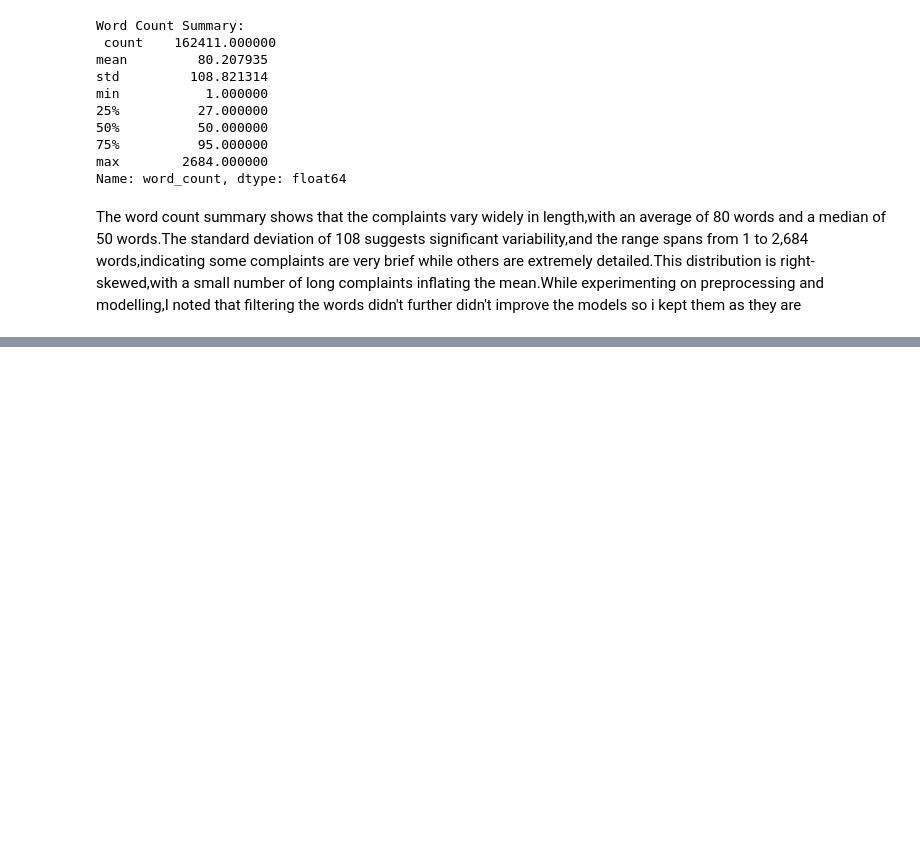
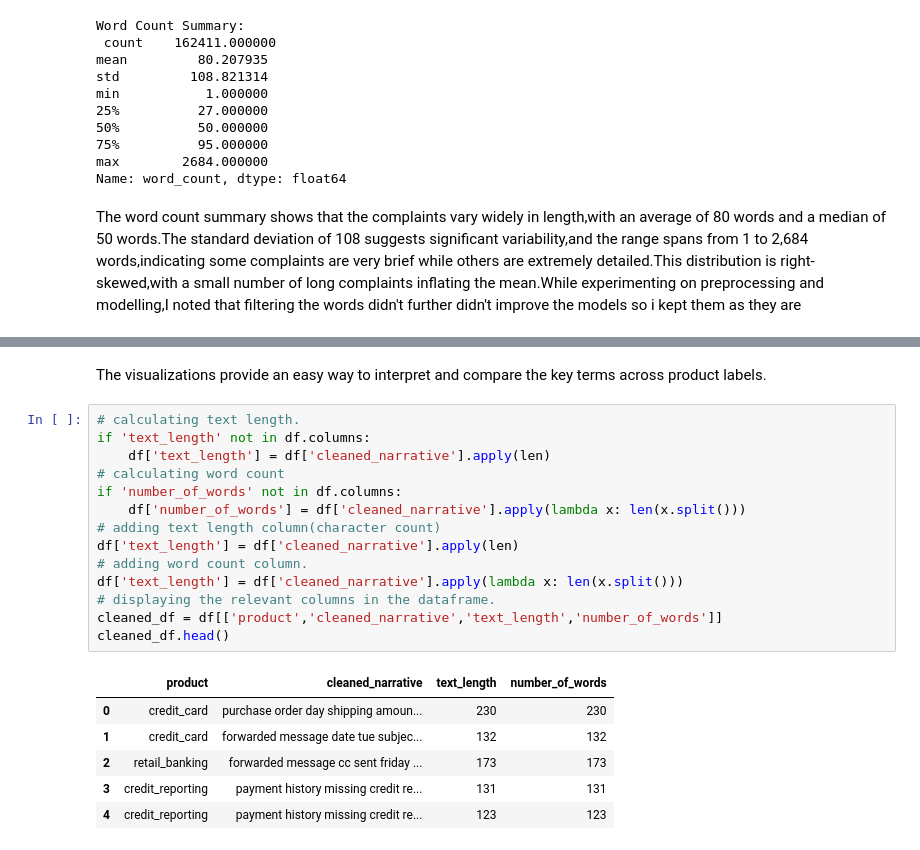
Before and after one commit to victoriamuinde07/NLP-project, a Jupyter notebook: victoria-ipynb.ipynb, the cells around one changed output, grey strips where cells are left out. Cells and saved outputs as stored; diff of their text form; blank space fills up the shorter version.

```diff
--- a/victoria-ipynb.ipynb
+++ b/victoria-ipynb.ipynb
@@ -442,0 +491,23 @@ for label in product_labels:
+# %% [markdown]
+The visualizations provide an easy way to interpret and compare the key terms across product labels.
+# %%
+# calculating text length.
+if 'text_length' not in df.columns:
+    df['text_length'] = df['cleaned_narrative'].apply(len)
+# calculating word count
+if 'number_of_words' not in df.columns:
+    df['number_of_words'] = df['cleaned_narrative'].apply(lambda x: len(x.split()))
+# adding text length column(character count)
+df['text_length'] = df['cleaned_narrative'].apply(len)
+# adding word count column.
+df['text_length'] = df['cleaned_narrative'].apply(lambda x: len(x.split()))
+# displaying the relevant columns in the dataframe.
+cleaned_df = df[['product','cleaned_narrative','text_length','number_of_words']]
+cleaned_df.head()
+# %% [output]
+|  | product | cleaned_narrative | text_length | number_of_words |
+| 0 | credit_card | purchase order day shipping amoun... | 230 | 230 |
+| 1 | credit_card | forwarded message date tue subjec... | 132 | 132 |
+| 2 | retail_banking | forwarded message cc sent friday ... | 173 | 173 |
+| 3 | credit_reporting | payment history missing credit re... | 131 | 131 |
+| 4 | credit_reporting | payment history missing credit re... | 123 | 123 |
```
Also changed, not shown: parts of 6 cells of this notebook.
